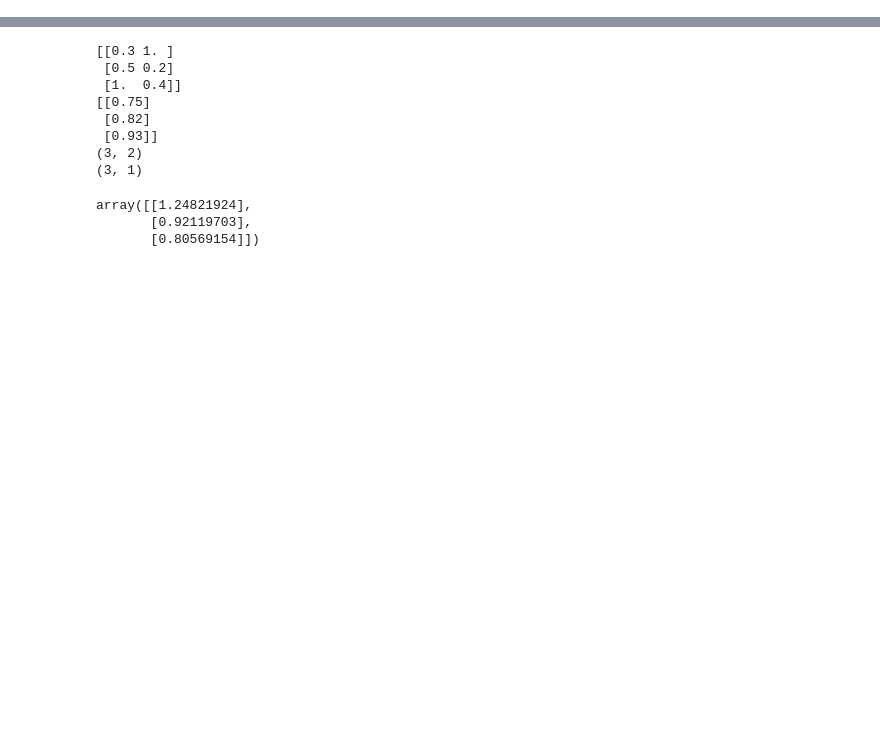
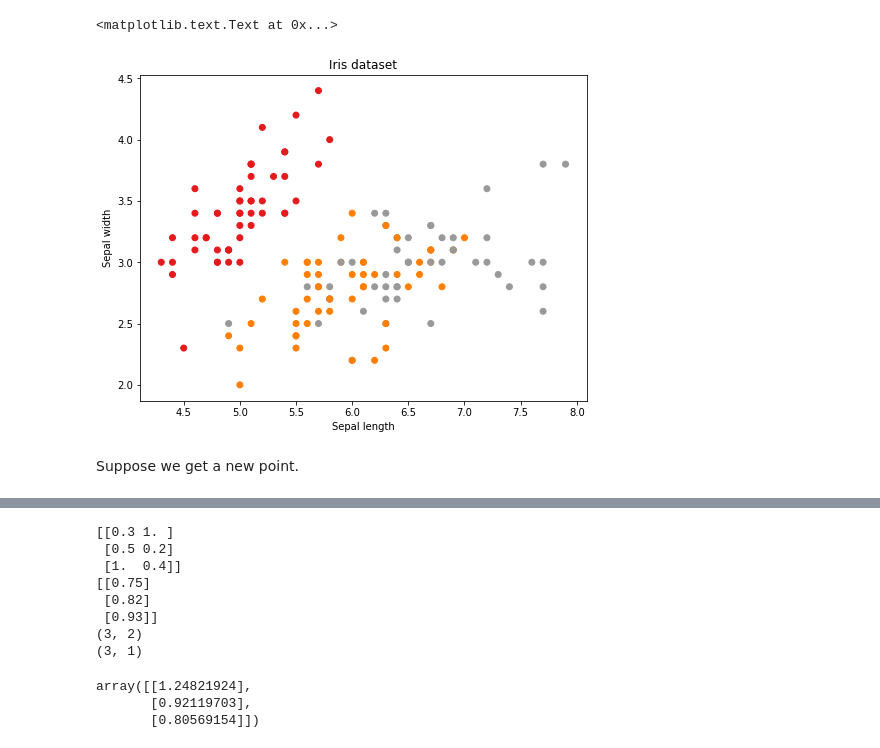
Before and after one commit to genekogan/course-ml4a, a Jupyter notebook: 01_neural_network.ipynb, the cells around one changed output, grey strips where cells are left out. Drawn from its saved outputs; the diff is of its cells as text; code cells hidden in the pictures; blank space fills up the shorter version.

```diff
--- a/01_neural_network.ipynb
+++ b/01_neural_network.ipynb
@@ -146,0 +36,13 @@ y = np.array(([75], [82], [93]), dtype=float)
+# %%
+from sklearn.datasets import load_iris
+iris = load_iris()
+
+
+labels, data = iris.target, iris.data
+
+nc = len(labels)
+nf = len(iris.feature_names)
+
+shuffle_order = np.random.permutation(len(labels))
+data = data[shuffle_order, :]
+labels = labels[shuffle_order]
@@ -146,0 +81,11 @@ y = np.array(([75], [82], [93]), dtype=float)
+# %%
+plt.figure(figsize=(8, 6))
+plt.scatter(data[:, 0], data[:, 1], c=labels, cmap=plt.cm.Set1)
+plt.xlabel('Sepal length')
+plt.ylabel('Sepal width')
+plt.title('Iris dataset')
+# %% [output]
+<matplotlib.text.Text at 0x...>
+[figure, added]
+# %% [markdown]
+Suppose we get a new point.
```
Also changed, not shown: parts of 27 cells of this notebook, 3 other files.
